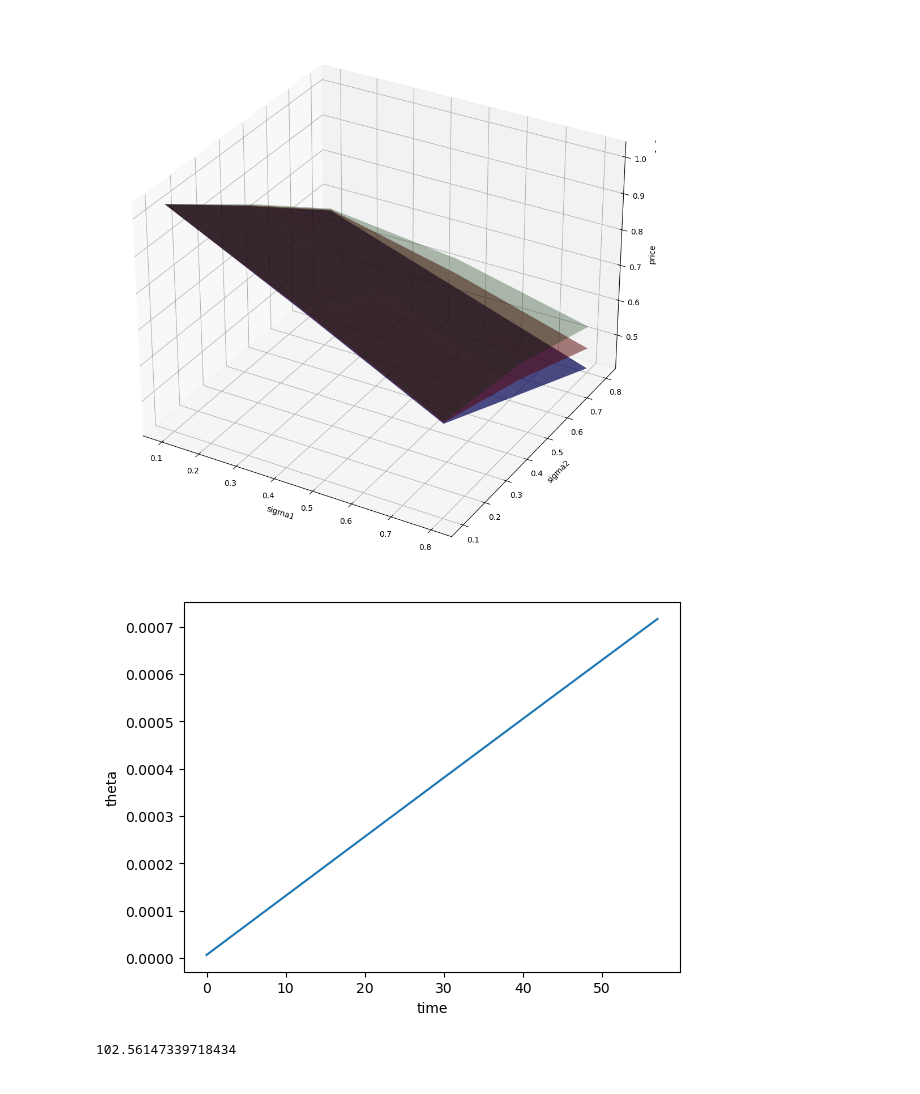
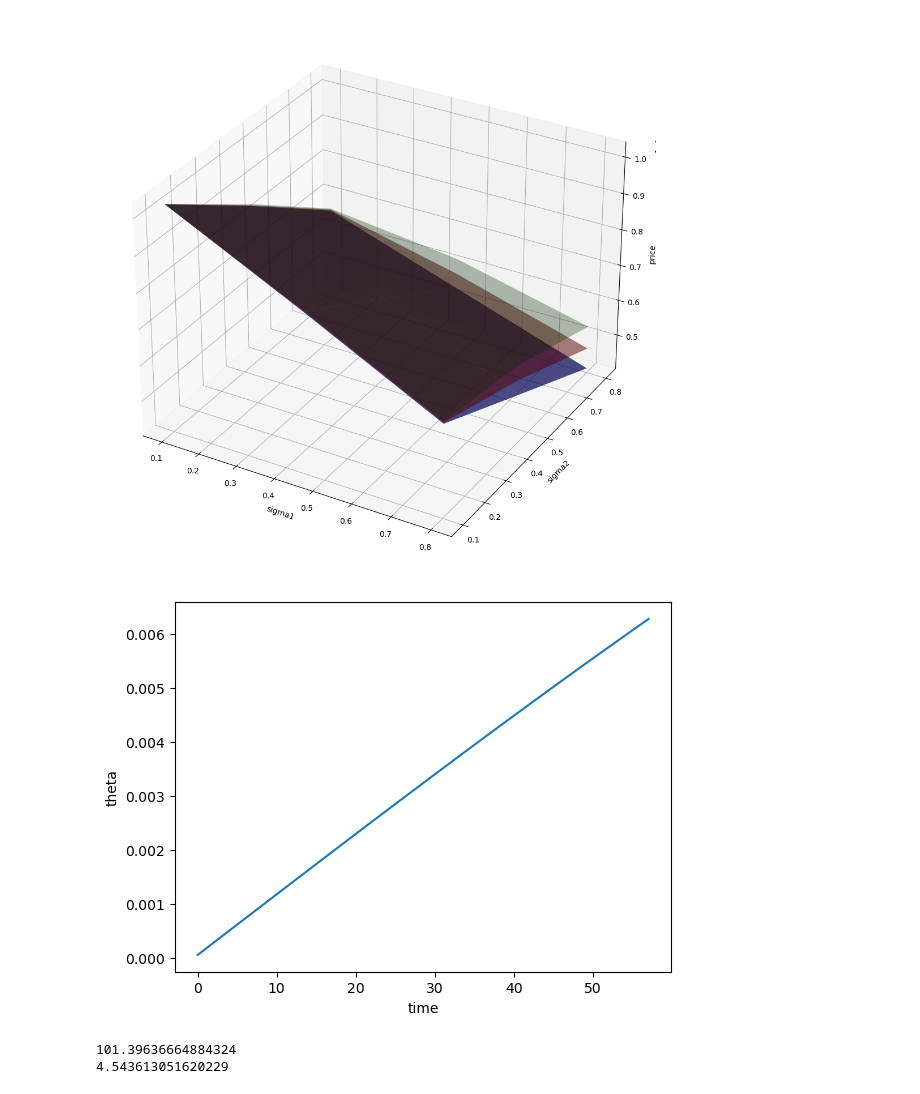
Before and after one commit to TonyWang23/Simulation_Quant_Finance, a Jupyter notebook: tree.ipynb, the cells around one changed output. Drawn from its saved outputs; the diff is of its cells as text; code cells hidden in the pictures.

```diff
--- a/tree.ipynb
+++ b/tree.ipynb
@@ -442,40 +429,73 @@ plt.tight_layout()
 # %%
+#ho-lee tree model
 import numpy as np
+import matplotlib.pyplot as plt
 #discounted curve
 discount_curve=lambda x,y:np.exp((x-y)*0.05)
 dt=0.5
-T=10
+T=30
 sigma=0.015
 n=int(T/dt)
-discount_list=[discount_curve(0,i*0.5) for i in range(1,n+1)]
+discount_list=[discount_curve(0,i*dt) for i in range(1,n+1)]
 r=np.zeros((n-1,n-1),dtype=np.float64)
 Q=np.zeros((n-1,n-1),dtype=np.float64)#arrow-security price
 th=np.zeros((n-2,1),dtype=np.float64)
 srdt=sigma*np.sqrt(dt)
-r0=-np.log(discount_curve(0,dt))/dt
+r0=-np.log(discount_list[0])/dt
 
 Q[0,0]=1
 r[0,0]=r0
 for i in range(1,n-1):
     Q[i,0]=0.5*np.exp(-r[i-1,0]*dt)*Q[i-1,0]
     for j in range(1,i):
         Q[i,j]=0.5*np.exp(-r[i-1,j-1]*dt)*Q[i-1,j-1]+0.5*np.exp(-r[i-1,j]*dt)*Q[i-1,j]
     Q[i,i]=0.5*np.exp(-r[i-1,i-1]*dt)*Q[i-1,i-1]
 
     r[i,0]=r[i-1,0]-srdt
     sumQ=Q[i,0]*np.exp(-r[i,0]*dt)
     for j in range(1,i+1):
         r[i,j]=r[i,j-1]+2*srdt
         sumQ+=Q[i,j]*np.exp(-r[i,j]*dt)
     sumQ=sumQ/discount_list[i]
     th[i-1]=np.log(sumQ)/dt**2
     for j in range(0,i+1):
         r[i,j]=r[i,j]+th[i-1]*dt
+
+
+plt.xlabel('time')
+plt.ylabel('theta')
+plt.plot(th)
+plt.show()
+
+terminal_t=9.5
+exercise_t=5
+terminal_n=int(terminal_t/dt)
+exercise_n=int(exercise_t/dt)
+coupon_rate=0.0525
+r=r[:terminal_n+1,:terminal_n+1]
+bond_path=np.zeros((terminal_n+1,terminal_n+1),dtype=np.float64)
+option_path=np.zeros((exercise_n+1,exercise_n+1),dtype=np.float64)
+for i in range(0,terminal_n+1):
+    term=terminal_n-i
+    for j in range(0,term+1):
+        if term==terminal_n:
+            bond_path[term,j]=100+coupon_rate*0.5*100
+        elif term%(0.5/dt)==0 and term!=0:
+            bond_path[term,j]=0.5*(bond_path[term+1,j]+bond_path[term+1,j+1])*np.exp(-r[term,j]*dt)+coupon_rate*0.5*100
+        else:
+            bond_path[term,j]=0.5*(bond_path[term+1,j]+bond_path[term+1,j+1])*np.exp(-r[term,j]*dt)
+
+for i in range(0,exercise_n+1):
+    term=exercise_n-i
+    for j in range(0,term+1):
+        if term==exercise_n:
+            option_path[term,j]=max(0,bond_path[term,j]-coupon_rate*0.5*100-100)
+        else:
+            option_path[term,j]=0.5*(option_path[term+1,j]+option_path[term+1,j+1])*np.exp(-r[term,j]*dt)
+
+print(bond_path[0,0])
+print(option_path[0,0])
+# %% [output]
+[figure, added]
+101.39636664884324
+4.543613051620229
-# %%
-import matplotlib.pyplot as plt
-plt.xlabel('time')
-plt.ylabel('theta')
-plt.plot(th)
-plt.show()
-# %% [output]
-[figure, removed]
@@ -502,4 +501,0 @@ for i in range(0,terminal_n+1):
-# %%
-bond_path[0,0]
-# %% [output]
-102.56147339718434
```
Also changed, not shown: parts of 9 cells of this notebook, 2 other files.
